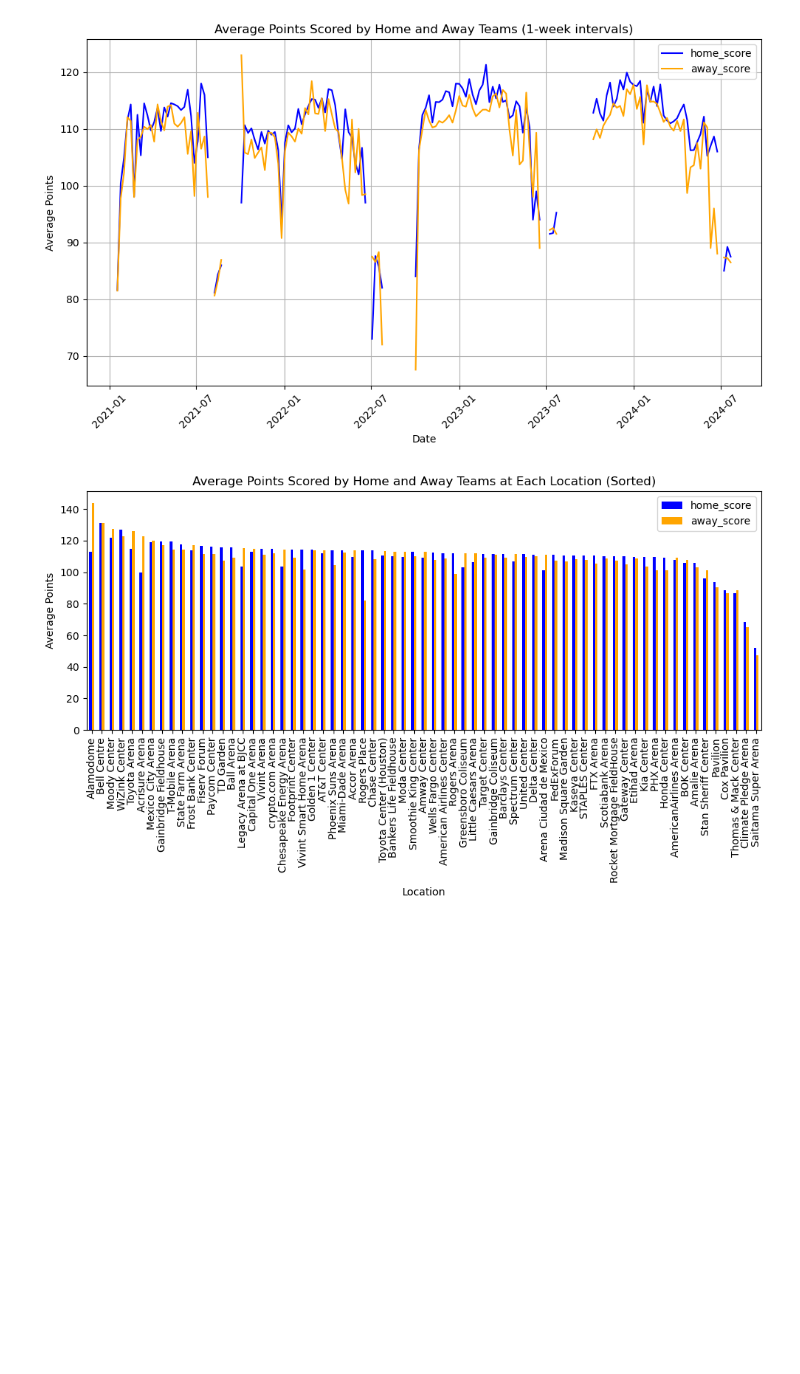
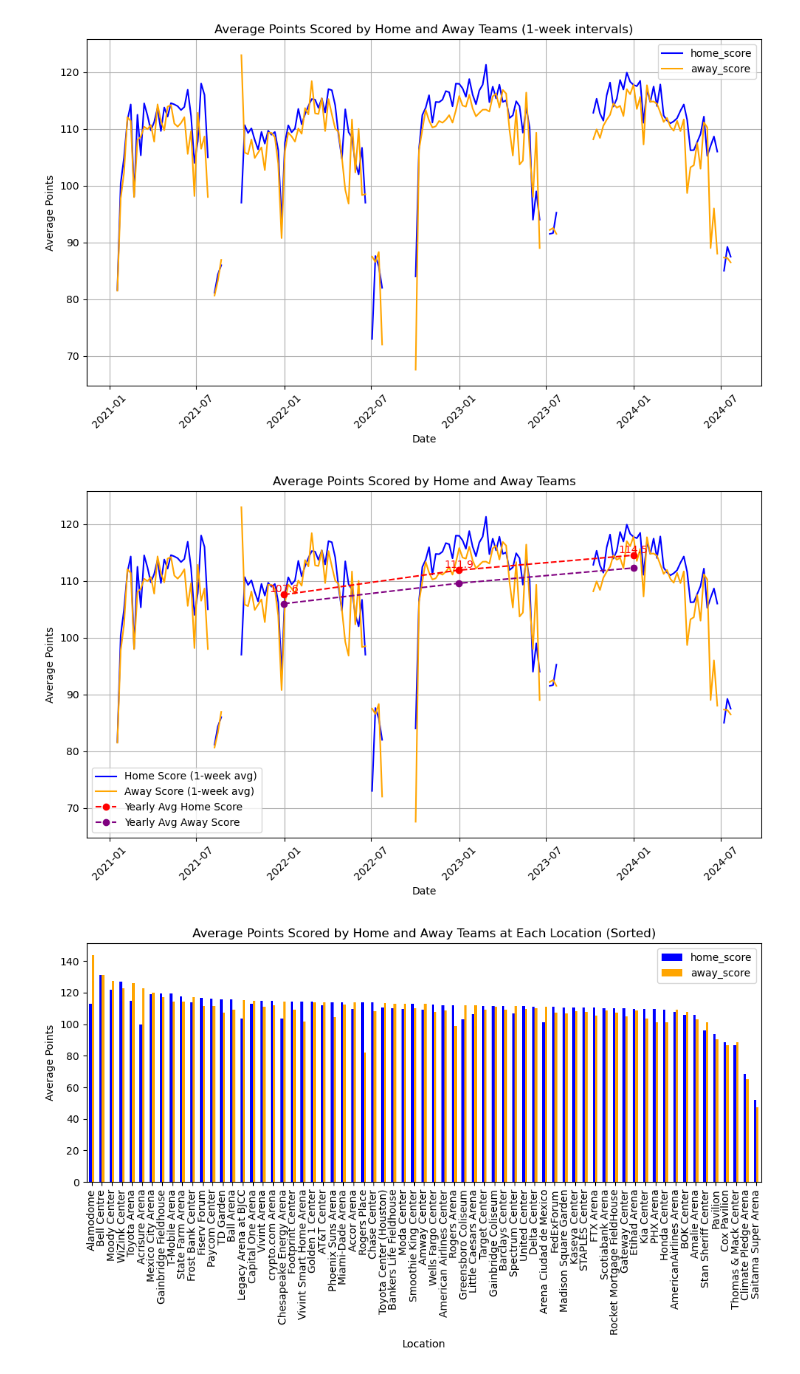
Before and after one commit to dsumsio/Data-Curation-Project, a Jupyter notebook: data_analytics.ipynb, the cells around one changed output. Saved outputs shown, nothing was run; the diff lists cells and outputs as text; code cells hidden in the pictures; blank space fills up the shorter version.

```diff
--- a/data_analytics.ipynb
+++ b/data_analytics.ipynb
@@ -40,6 +32,43 @@ plt.tight_layout()
 plt.show()
 # %% [output]
 [figure]
+# %%
+# Resample over 1-week windows and calculate the mean for both home and away scores
+df_resampled = df[['home_score', 'away_score']].resample('1W').mean()
+
+# Calculate yearly averages for both home and away scores, excluding the last year
+df_yearly_avg = df[['home_score', 'away_score']].resample('Y').mean()[:-1]
+
+# Plot the weekly average data
+plt.figure(figsize=(10, 6))
+plt.plot(df_resampled.index, df_resampled['home_score'], label='Home Score (1-week avg)', color='blue')
+plt.plot(df_resampled.index, df_resampled['away_score'], label='Away Score (1-week avg)', color='orange')
+
+# Plot the yearly averages as fluctuating lines, excluding the last year
+plt.plot(df_yearly_avg.index, df_yearly_avg['home_score'], label='Yearly Avg Home Score', color='red', linestyle='--', marker='o')
+plt.plot(df_yearly_avg.index, df_yearly_avg['away_score'], label='Yearly Avg Away Score', color='purple', linestyle='--', marker='o')
+
+# Annotate the yearly average values for home team scores, excluding the last year
+for i, avg in enumerate(df_yearly_avg['home_score']):
+    plt.text(df_yearly_avg.index[i], avg, f'{avg:.1f}', color='red', ha='center', va='bottom')
+
+# Add labels, title, and grid
+plt.title('Average Points Scored by Home and Away Teams')
+plt.xlabel('Date')
+plt.ylabel('Average Points')
+plt.legend()
+plt.grid(True)
+
+# Format the date on the x-axis
+date_format = DateFormatter("%Y-%m")
+plt.gca().xaxis.set_major_formatter(date_format)
+plt.xticks(rotation=45)
+
+plt.tight_layout()
+plt.savefig("post2plot1.png", dpi=300)
+plt.show()
+# %% [output]
+[figure, added]
 # %%
 # Group by location and calculate the mean for both home and away scores
 df_location = df.groupby('event_location')[['home_score', 'away_score']].mean()
```
Also changed, not shown: parts of 6 cells of this notebook, 4 other files.
